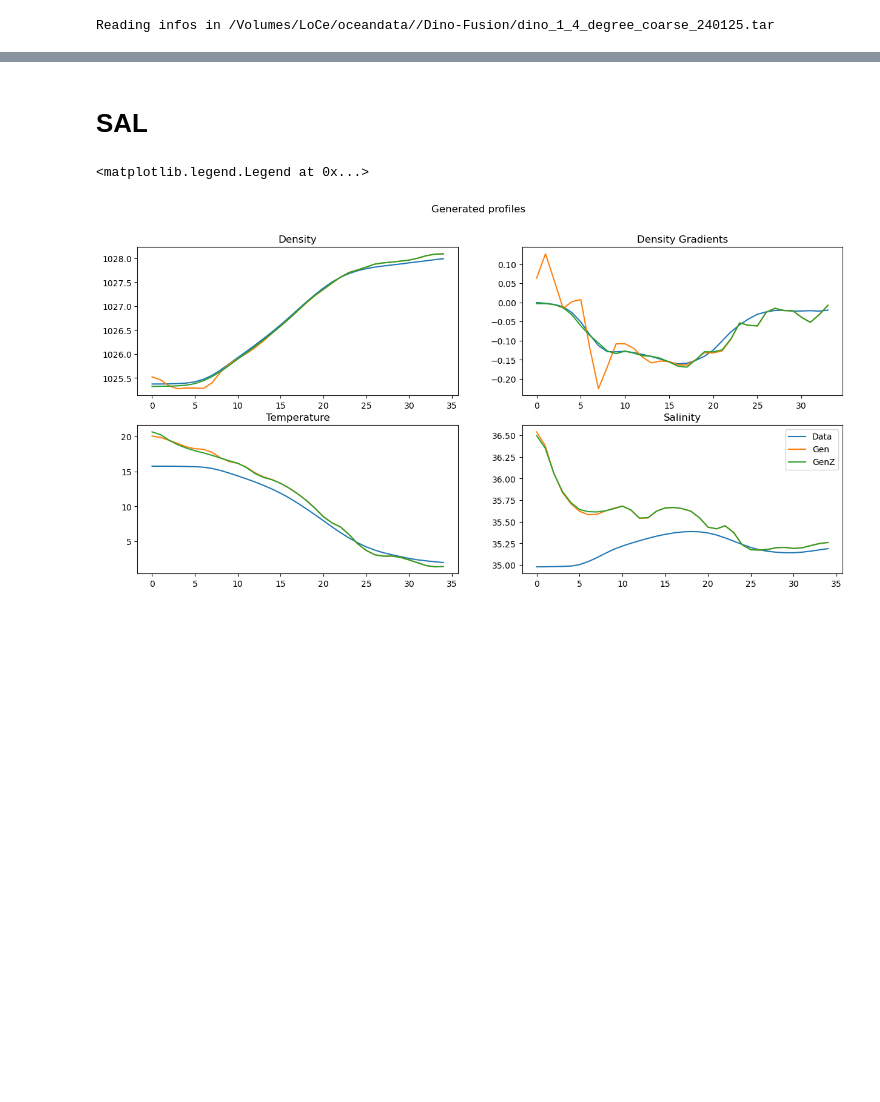
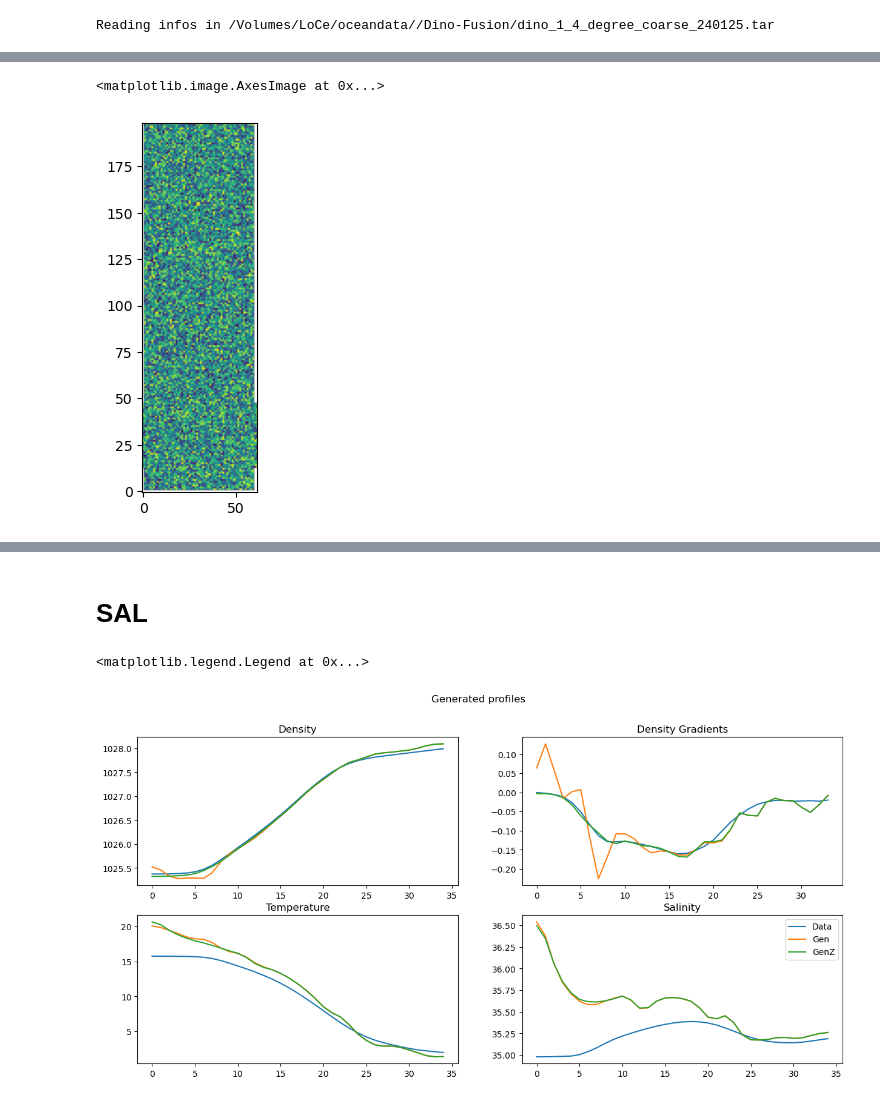
Before and after one commit to Etienne-Meunier/DINO-Fusion, a Jupyter notebook: Results/notebooks/Sampling.ipynb, the cells around one changed output, grey strips where cells are left out. Cells and saved outputs as stored; diff of their text form; code cells hidden in the pictures; blank space fills up the shorter version.

```diff
--- a/Results/notebooks/Sampling.ipynb
+++ b/Results/notebooks/Sampling.ipynb
@@ -105,3 +64,8 @@ tensor([[162, 162, 162, 162, 162, 162, 162, 162, 162, 162, 162, 162, 162, 162,
+# %%
+plt.imshow(observer.density(gen)[0,-1].cpu())
+# %% [output]
+<matplotlib.image.AxesImage at 0x...>
+[figure, added]
 # %%
 %%time
 gen_new = projection(gen)
```
Also changed, not shown: parts of 33 cells of this notebook, 9 other files.
